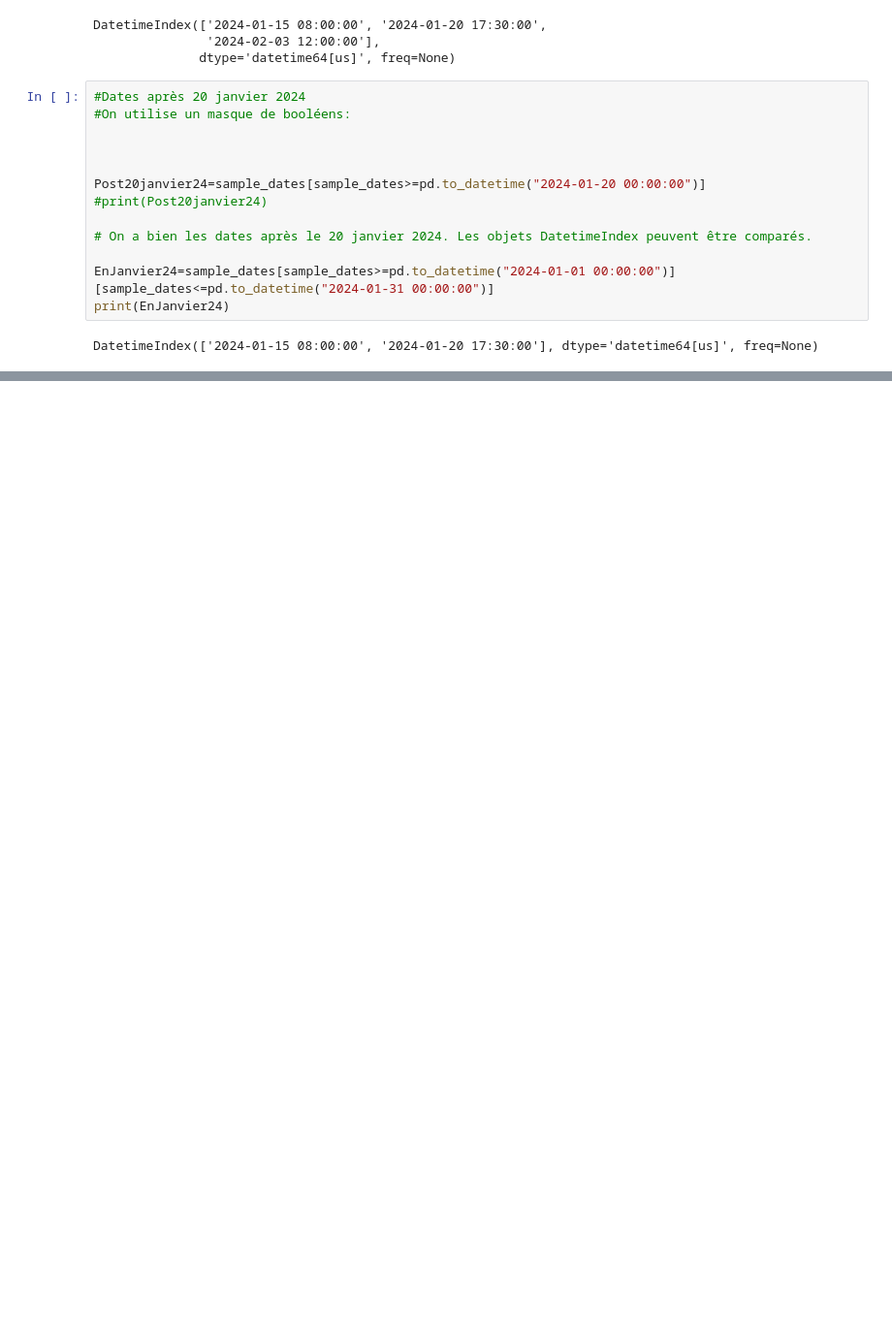
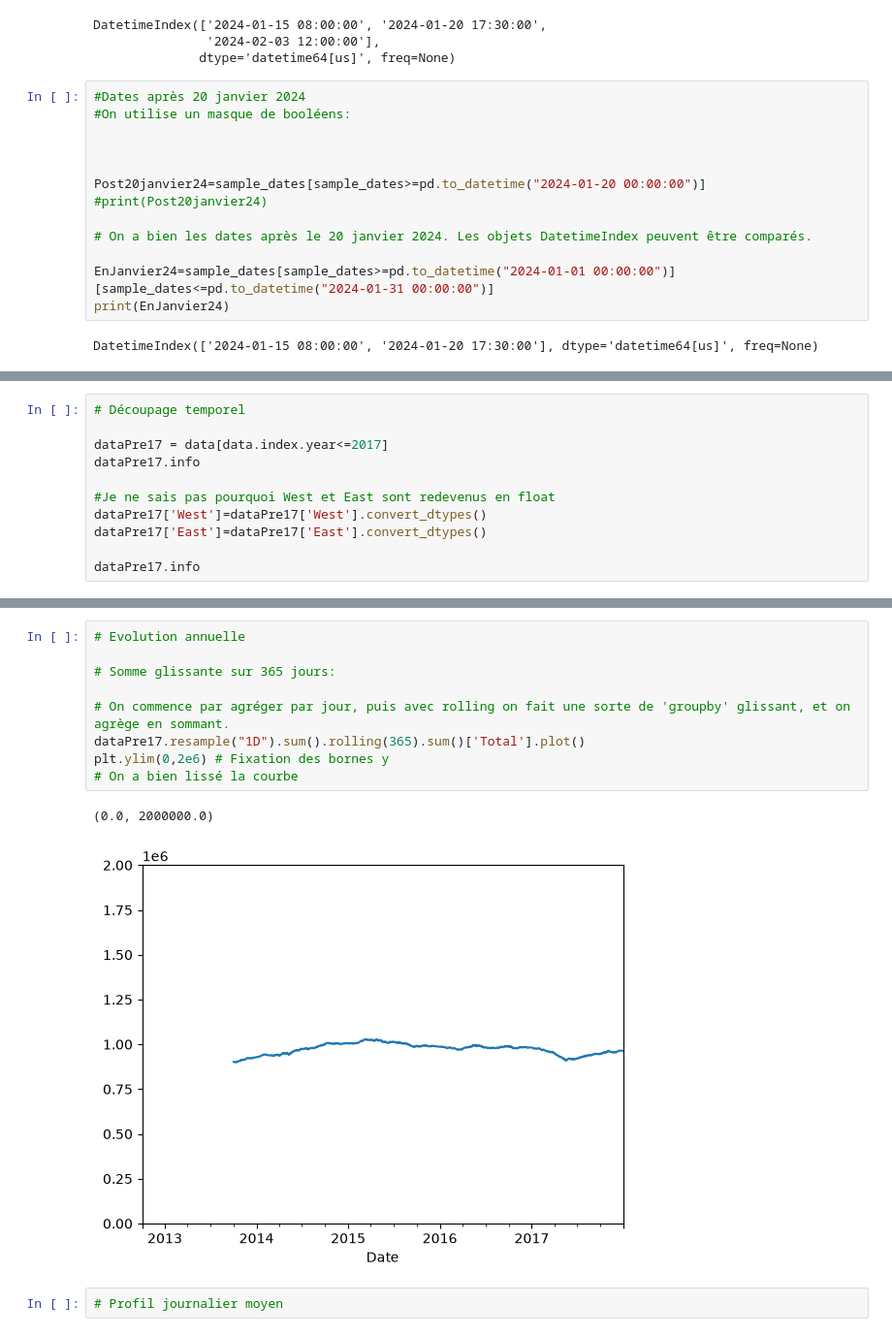
Before and after one commit to pierrick-dardelet/TP-fremont-bridge, a Jupyter notebook: TP-fremont-bridge.ipynb, the cells around one changed output, grey strips where cells are left out. Shown at 97% size. Drawn from its saved outputs; the diff is of its cells as text; blank space fills up the shorter version.

Commit message:
jusqu'à évolution annuelle

```diff
--- a/TP-fremont-bridge.ipynb
+++ b/TP-fremont-bridge.ipynb
@@ -155,0 +223,11 @@ LignesIncompletes.head()
+# %%
+# Découpage temporel
+
+dataPre17 = data[data.index.year<=2017]
+dataPre17.info
+
+#Je ne sais pas pourquoi West et East sont redevenus en float
+dataPre17['West']=dataPre17['West'].convert_dtypes()
+dataPre17['East']=dataPre17['East'].convert_dtypes()
+
+dataPre17.info
@@ -155,0 +250,14 @@ LignesIncompletes.head()
+# %%
+# Evolution annuelle
+
+# Somme glissante sur 365 jours:
+
+# On commence par agréger par jour, puis avec rolling on fait une sorte de 'groupby' glissant, et on agrège en sommant.
+dataPre17.resample("1D").sum().rolling(365).sum()['Total'].plot()
+plt.ylim(0,2e6) # Fixation des bornes y
+# On a bien lissé la courbe
+# %% [output]
+(0.0, 2000000.0)
+[figure, added]
+# %%
+# Profil journalier moyen
```
Also changed, not shown: parts of 8 cells of this notebook.
